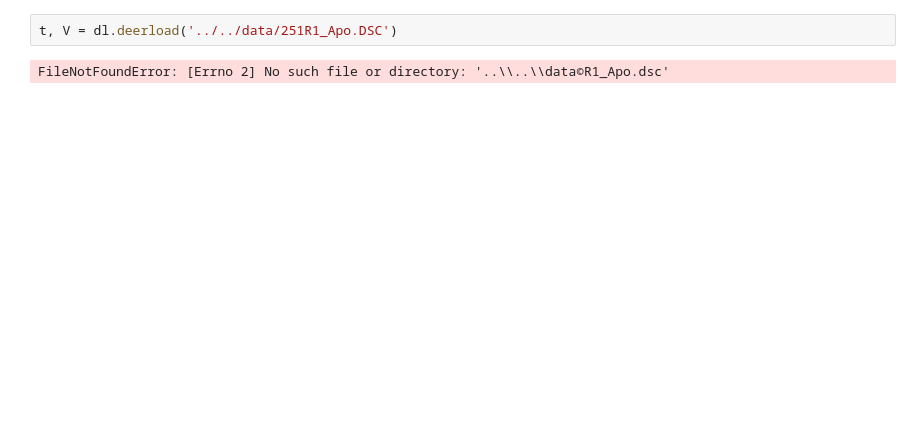
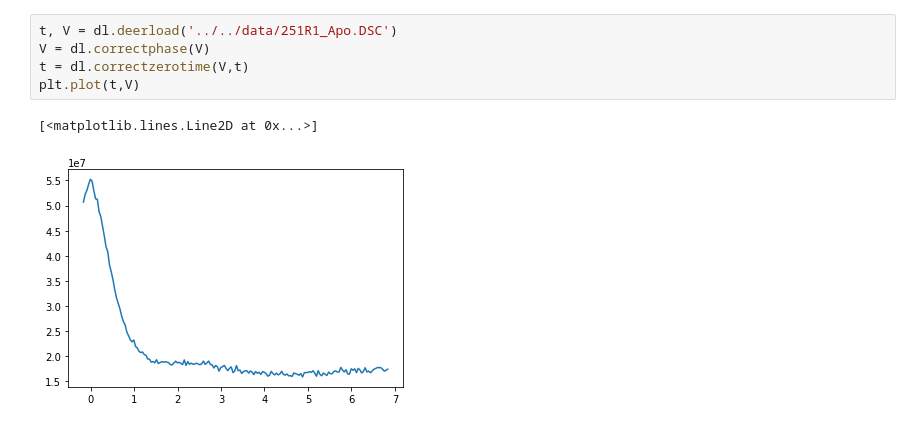
Before and after one commit to StollLab/dive-scripts, a Jupyter notebook: data analysis/erics_SthK_data.ipynb, the cells around one changed output. Saved outputs shown, nothing was run; the diff lists cells and outputs as text; blank space fills up the shorter version.

```diff
--- a/data analysis/erics_SthK_data.ipynb
+++ b/data analysis/erics_SthK_data.ipynb
@@ -3,4 +11,8 @@ import deerlab as dl
 # %%
 t, V = dl.deerload('../../data/251R1_Apo.DSC')
+V = dl.correctphase(V)
+t = dl.correctzerotime(V,t)
+plt.plot(t,V)
 # %% [output]
-FileNotFoundError: [Errno 2] No such file or directory: '..\\..\\data©R1_Apo.dsc'
+[<matplotlib.lines.Line2D at 0x...>]
+[figure, added]
```
Also changed, not shown: parts of 4 cells of this notebook, 4 other files.
